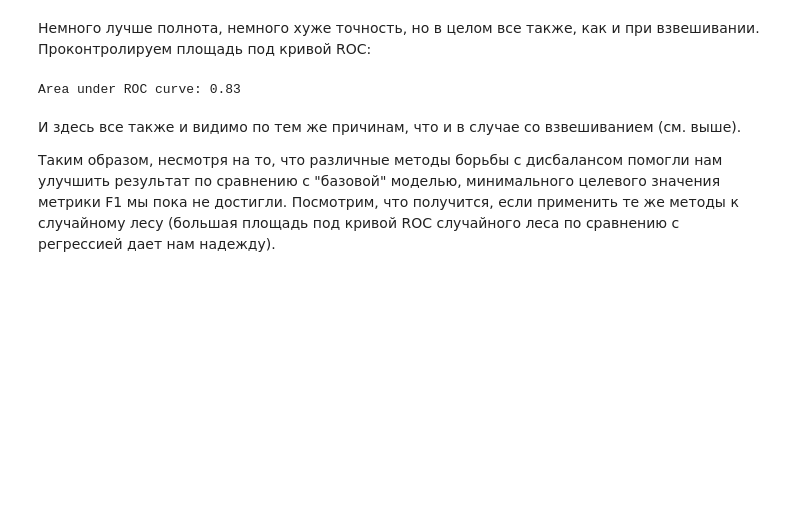
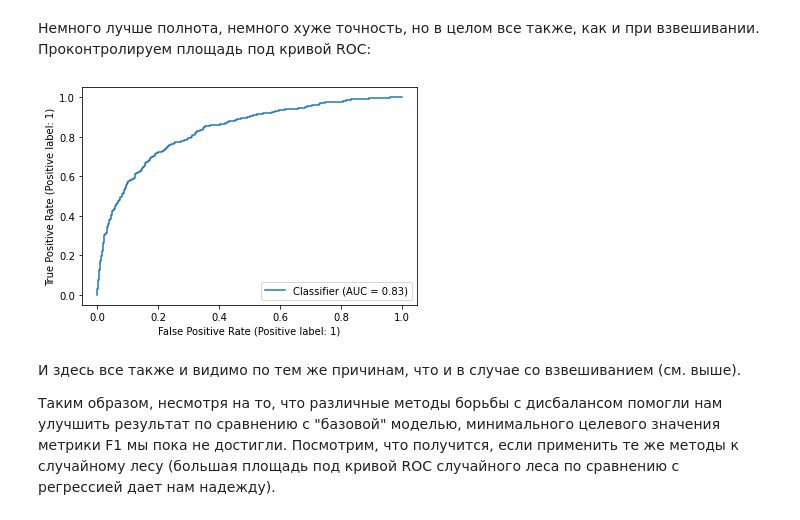
Before and after one commit to romul771/Bank-Clients-Churn, a Jupyter notebook: 840e9fe5-da82-4550-b9ce-887c78e548bf.ipynb, the cells around one changed output. Saved outputs shown, nothing was run; the diff lists cells and outputs as text; code cells hidden in the pictures; blank space fills up the shorter version.

```diff
--- a/840e9fe5-da82-4550-b9ce-887c78e548bf.ipynb
+++ b/840e9fe5-da82-4550-b9ce-887c78e548bf.ipynb
@@ -448,15 +454,18 @@ def x_sample(X, y, kind='up', classes=(0, 1)):
     elif kind == 'down':
         n = len(y_minor)
         X_resampled = pd.concat(
-            [resample(X_major, n_samples=n, replace=False, random_state=seed_value)] + [X_minor])
+            [resample(X_major, n_samples=n, replace=False,
+             random_state=SEED_VALUE)] + [X_minor])
         y_resampled = pd.concat(
-            [resample(y_major, n_samples=n, replace=False, random_state=seed_value)] + [y_minor])
+            [resample(y_major, n_samples=n, replace=False,
+             random_state=SEED_VALUE)] + [y_minor])
     # Raise error if 'kind' is misspecified
     else:
         raise ValueError('Kind should be set to up or down')
 
     # Shuffle resampled data
-    X_resampled, y_resampled = shuffle(X_resampled, y_resampled, random_state=seed_value)
+    X_resampled, y_resampled = shuffle(X_resampled, y_resampled,
+                                       random_state=SEED_VALUE)
 
     return X_resampled, y_resampled
 # %% [markdown]
@@ -1044,14 +1058,15 @@ plt.show()
 # %%
 # Predict probabilities
 prob_valid = grid_lr_resamp.predict_proba(X_valid)
 
-# Compute area under ROC
+# Compute area under ROC (for summary table below)
 auc_roc_lr_resamp = roc_auc_score(y_valid, prob_valid[:, 1])
 
-# Print area under ROC
-print(f"Area under ROC curve: {auc_roc_lr_resamp:.2f}")
+# Plot ROC curve
+RocCurveDisplay.from_predictions(y_valid, prob_valid[:, 1])
+plt.show()
 # %% [output]
-Area under ROC curve: 0.83
+[figure, added]
 # %% [markdown]
 И здесь все также и видимо по тем же причинам, что и в случае со взвешиванием (см. выше).
 
```
Also changed, not shown: parts of 36 cells of this notebook.
